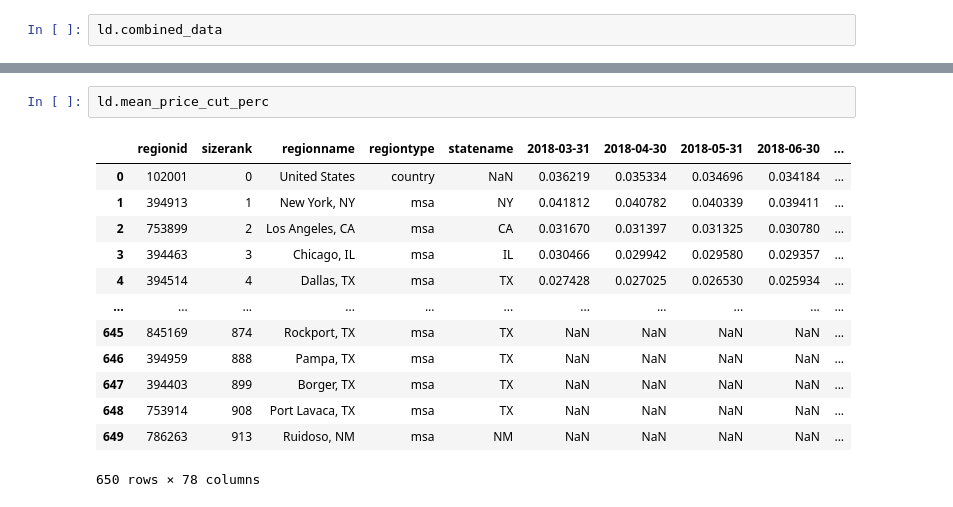
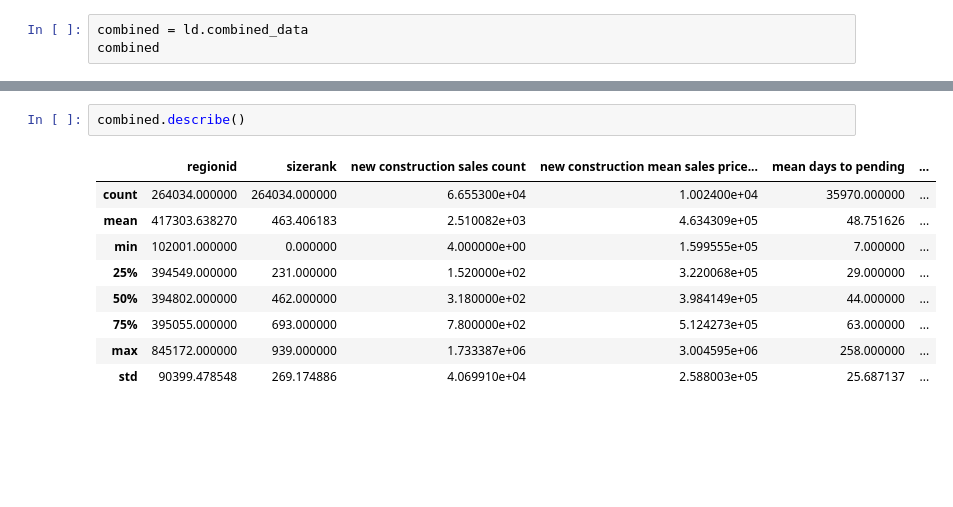
Before and after one commit to jacobsimeral/TS_Forecasting_Project, a Jupyter notebook: Code/EDA/JS_EDA.ipynb, the cells around one changed output, grey strips where cells are left out. Saved outputs shown, nothing was run; the diff lists cells and outputs as text; blank space fills up the shorter version.

```diff
--- a/Code/EDA/JS_EDA.ipynb
+++ b/Code/EDA/JS_EDA.ipynb
@@ -6,3 +32,4 @@ import seaborn as sns
 # %%
-ld.combined_data
+combined = ld.combined_data
+combined
 # %% [output]
@@ -44,16 +94,12 @@ ld.mean_days_to_pending
 # %%
-ld.mean_price_cut_perc
+combined.describe()
 # %% [output]
-|  | regionid | sizerank | regionname | regiontype | statename | 2018-03-31 | 2018-04-30 | 2018-05-31 | 2018-06-30 | ... |
-| 0 | 102001 | 0 | United States | country | NaN | 0.036219 | 0.035334 | 0.034696 | 0.034184 | ... |
-| 1 | 394913 | 1 | New York, NY | msa | NY | 0.041812 | 0.040782 | 0.040339 | 0.039411 | ... |
-| 2 | 753899 | 2 | Los Angeles, CA | msa | CA | 0.031670 | 0.031397 | 0.031325 | 0.030780 | ... |
-| 3 | 394463 | 3 | Chicago, IL | msa | IL | 0.030466 | 0.029942 | 0.029580 | 0.029357 | ... |
-| 4 | 394514 | 4 | Dallas, TX | msa | TX | 0.027428 | 0.027025 | 0.026530 | 0.025934 | ... |
-| ... | ... | ... | ... | ... | ... | ... | ... | ... | ... | ... |
-| 645 | 845169 | 874 | Rockport, TX | msa | TX | NaN | NaN | NaN | NaN | ... |
-| 646 | 394959 | 888 | Pampa, TX | msa | TX | NaN | NaN | NaN | NaN | ... |
-| 647 | 394403 | 899 | Borger, TX | msa | TX | NaN | NaN | NaN | NaN | ... |
-| 648 | 753914 | 908 | Port Lavaca, TX | msa | TX | NaN | NaN | NaN | NaN | ... |
-| 649 | 786263 | 913 | Ruidoso, NM | msa | NM | NaN | NaN | NaN | NaN | ... |
+|  | regionid | sizerank | new construction sales count | new construction mean sales price... | mean days to pending | ... |
+| count | 264034.000000 | 264034.000000 | 6.655300e+04 | 1.002400e+04 | 35970.000000 | ... |
+| mean | 417303.638270 | 463.406183 | 2.510082e+03 | 4.634309e+05 | 48.751626 | ... |
+| min | 102001.000000 | 0.000000 | 4.000000e+00 | 1.599555e+05 | 7.000000 | ... |
+| 25% | 394549.000000 | 231.000000 | 1.520000e+02 | 3.220068e+05 | 29.000000 | ... |
+| 50% | 394802.000000 | 462.000000 | 3.180000e+02 | 3.984149e+05 | 44.000000 | ... |
+| 75% | 395055.000000 | 693.000000 | 7.800000e+02 | 5.124273e+05 | 63.000000 | ... |
+| max | 845172.000000 | 939.000000 | 1.733387e+06 | 3.004595e+06 | 258.000000 | ... |
+| std | 90399.478548 | 269.174886 | 4.069910e+04 | 2.588003e+05 | 25.687137 | ... |
-650 rows × 78 columns
```
Also changed, not shown: parts of 14 cells of this notebook, 1 other file.
